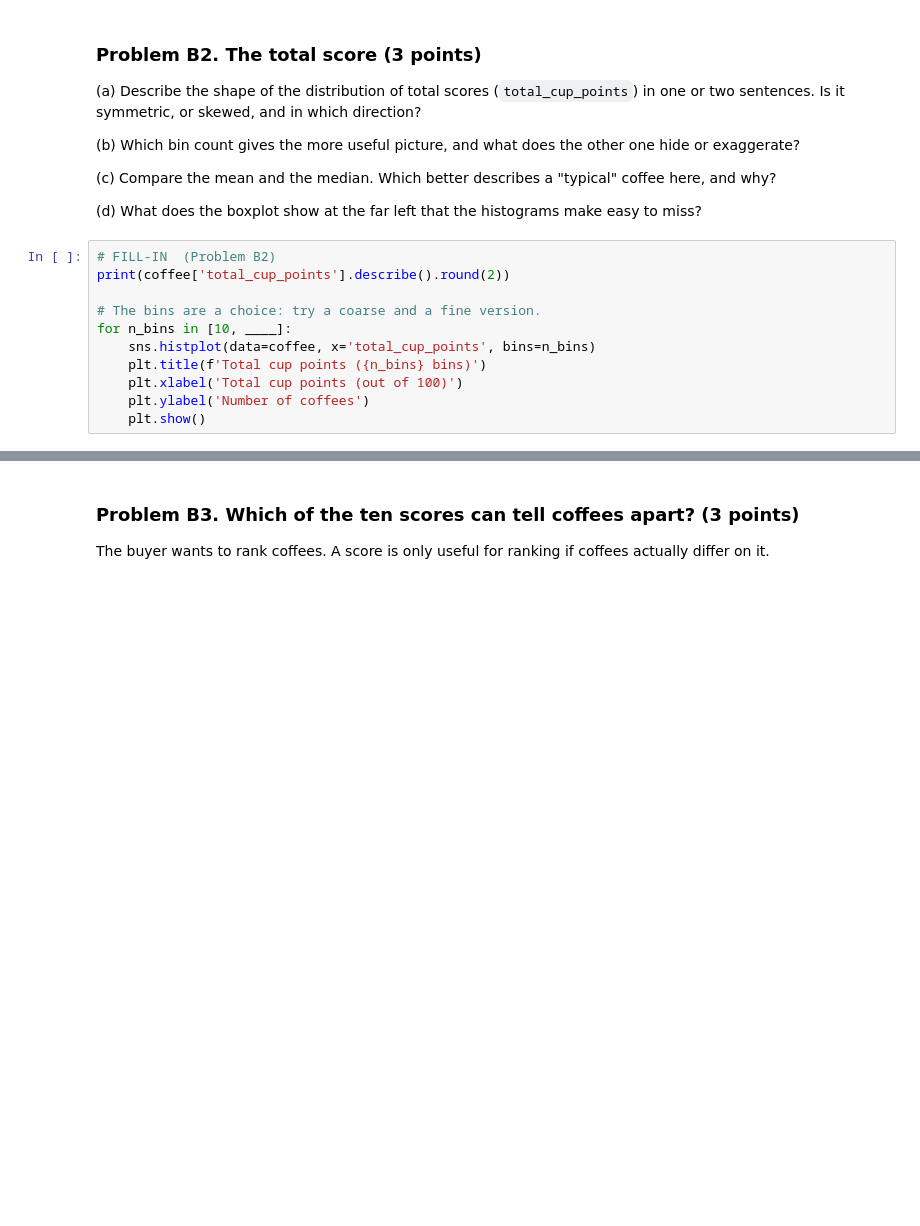
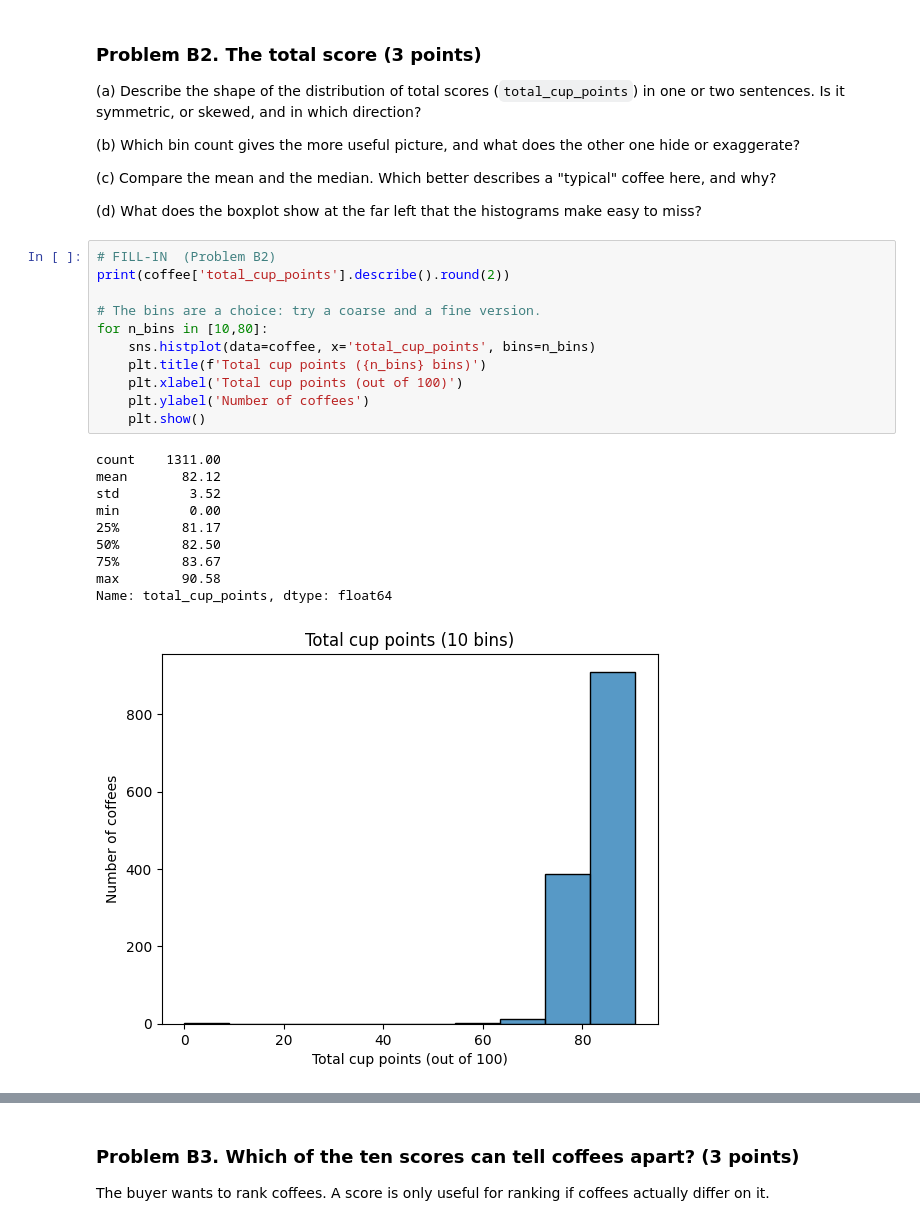
Before and after one commit to JoobZefty/dsc210, a Jupyter notebook: Homework/HW04-exploratory_data_analysis.ipynb, the cells around one changed output, grey strips where cells are left out. Saved outputs shown, nothing was run; the diff lists cells and outputs as text; blank space fills up the shorter version.

```diff
--- a/Homework/HW04-exploratory_data_analysis.ipynb
+++ b/Homework/HW04-exploratory_data_analysis.ipynb
@@ -354,11 +358,22 @@ print('countries with fewer than 5 coffees:', ____ )
 # %%
 # FILL-IN  (Problem B2)
 print(coffee['total_cup_points'].describe().round(2))
 
 # The bins are a choice: try a coarse and a fine version.
-for n_bins in [10, ____]:
+for n_bins in [10,80]:
     sns.histplot(data=coffee, x='total_cup_points', bins=n_bins)
     plt.title(f'Total cup points ({n_bins} bins)')
     plt.xlabel('Total cup points (out of 100)')
     plt.ylabel('Number of coffees')
     plt.show()
+# %% [output]
+count    1311.00
+mean       82.12
+std         3.52
+min         0.00
+25%        81.17
+50%        82.50
+75%        83.67
+max        90.58
+Name: total_cup_points, dtype: float64
+[figure, added]
```
Also changed, not shown: parts of 34 cells of this notebook.
